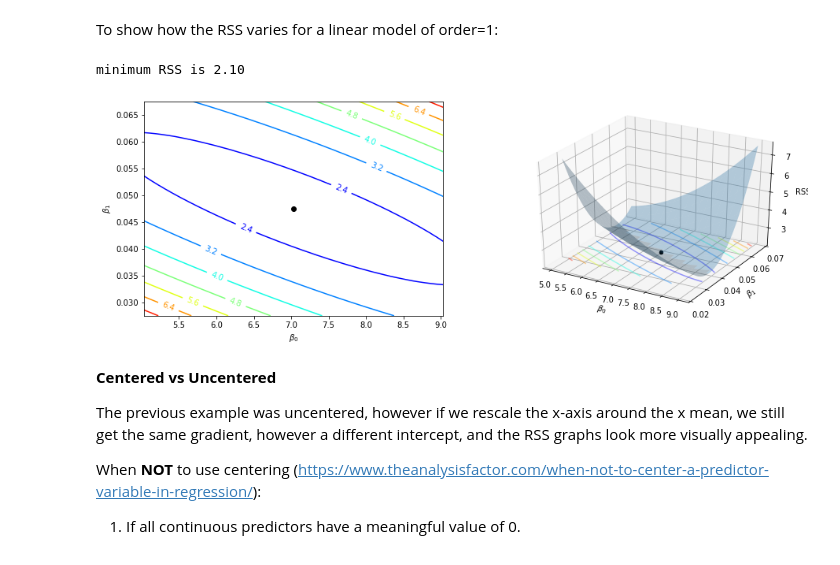
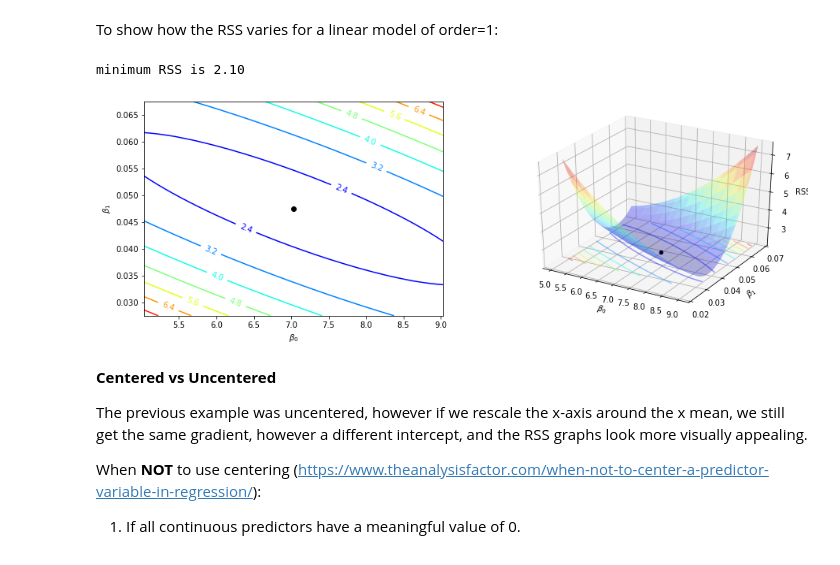
Before and after one commit to walter9388/Statisitcal-Learning, a Jupyter notebook: IntroToStatisticalLearningBook/Chp03-LinearRegression.ipynb, the cells around one changed output. Cells and saved outputs as stored; diff of their text form; code cells hidden in the pictures.

```diff
--- a/IntroToStatisticalLearningBook/Chp03-LinearRegression.ipynb
+++ b/IntroToStatisticalLearningBook/Chp03-LinearRegression.ipynb
@@ -121,35 +129,35 @@ def make_RSS_plots(beta_0,beta_1,x,y):
 
     # Calculate Z-values (RSS) based on grid of coefficients
     for (i,j),_ in np.ndenumerate(Z):
         Z[i,j] =((y - (xx[i,j]+x*yy[i,j]))**2).sum()/1000
     print('minimum RSS is {:0.2f}'.format(Z.min()))
 
     # make left figure a contour plot
     fig = plt.figure(figsize=(15,5))
     ax1=fig.add_subplot(1,2,1)
     CS=ax1.contour(xx, yy, Z, cmap=plt.cm.jet)
     ax1.scatter(beta_0, beta_1, c='k')
     ax1.clabel(CS, inline=True, fontsize=10, fmt='%1.1f')
     ax1.set_xlabel(r'$\beta_0$')
     ax1.set_ylabel(r'$\beta_1$')
     # make right figure a surface over a contour plot
     ax2=fig.add_subplot(1,2,2,projection='3d')
     ax2.projection='3d'
-    ax2.plot_surface(xx, yy, Z, rstride=3, cstride=3, alpha=0.3)
+    ax2.plot_surface(xx, yy, Z, rstride=3, cstride=3, alpha=0.3, cmap=plt.cm.jet)
     ax2.contour(xx, yy, Z, zdir='z', offset=Z.min(), cmap=plt.cm.jet,
                 alpha=0.4)
     ax2.scatter3D(beta_0, beta_1, Z.min(), c='k')
     ax2.set_zlabel('RSS')
     ax2.set_zlim(Z.min(),Z.max())
     ax2.set_ylim(0.02,0.07)
     ax2.set_xlabel(r'$\beta_0$')
     ax2.set_ylabel(r'$\beta_1$')
 
 
 make_RSS_plots(beta_0,beta_1,x,y)
 # %% [output]
 minimum RSS is 2.10
-[figure, old version]
+[figure, new version]
 # %% [markdown]
 **Centered vs Uncentered**
 
```
Also changed, not shown: parts of 15 cells of this notebook.
